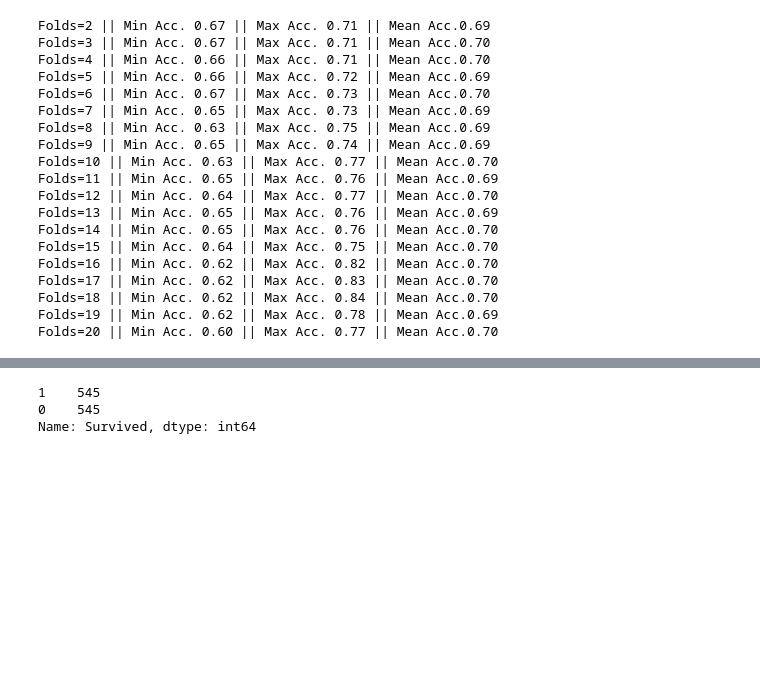
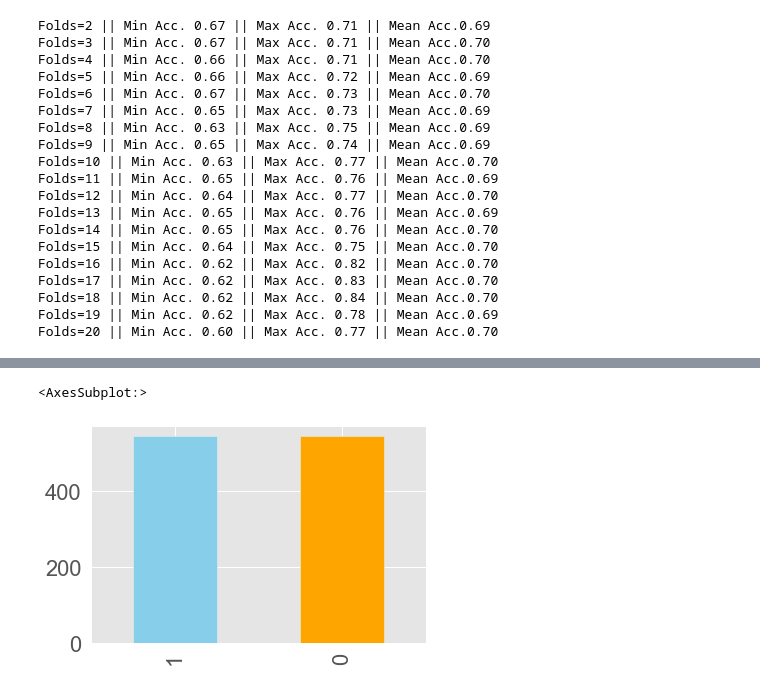
Before and after one commit to SammyOngaya/data2ml, a Jupyter notebook: data-pre-processing.ipynb, the cells around one changed output, grey strips where cells are left out. Saved outputs shown, nothing was run; the diff lists cells and outputs as text; code cells hidden in the pictures; blank space fills up the shorter version.

```diff
--- a/data-pre-processing.ipynb
+++ b/data-pre-processing.ipynb
@@ -365,10 +386,9 @@ conda install -c conda-forge imbalanced-learn
 # %%
 from imblearn.over_sampling import RandomOverSampler
 
 ros=RandomOverSampler()
 X_resapmled,y_resampled=ros.fit_resample(X,y)
-y_resampled.value_counts() # Check the number of samples for each class
+y_resampled.value_counts().plot(kind='bar',color=['skyblue','orange'])
 # %% [output]
-1    545
-0    545
-Name: Survived, dtype: int64
+<AxesSubplot:>
+[figure, added]
```
Also changed, not shown: parts of 19 cells of this notebook.
